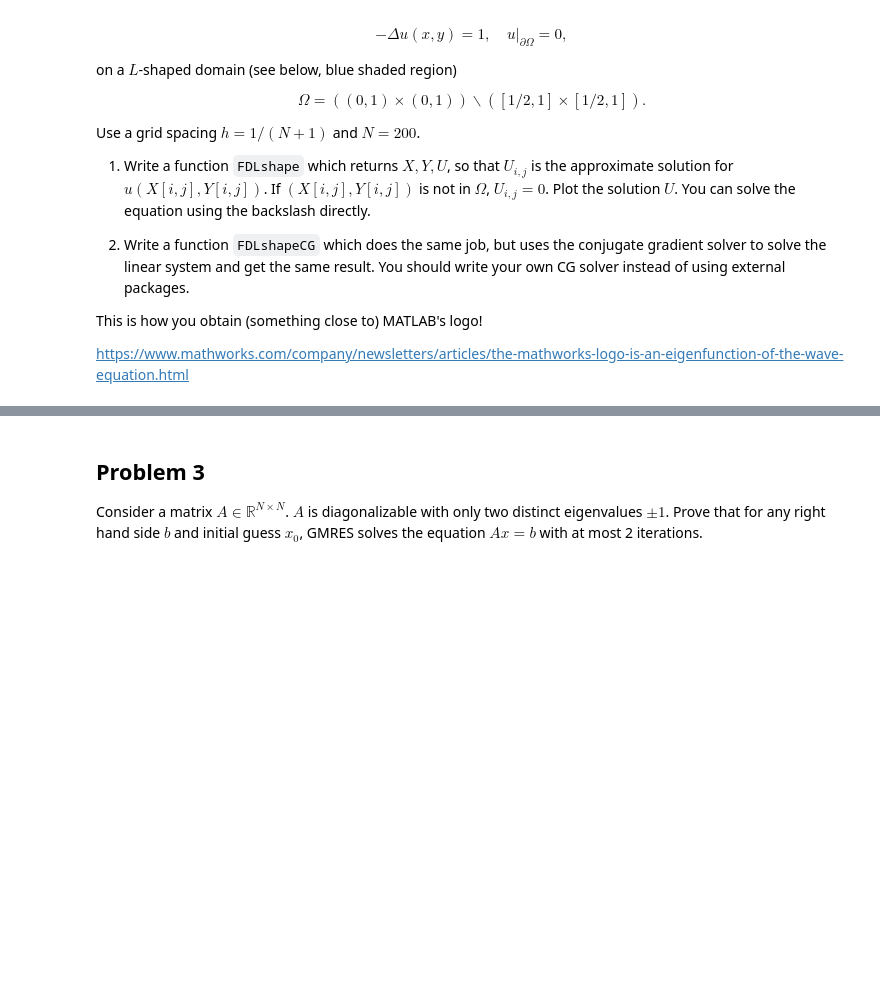
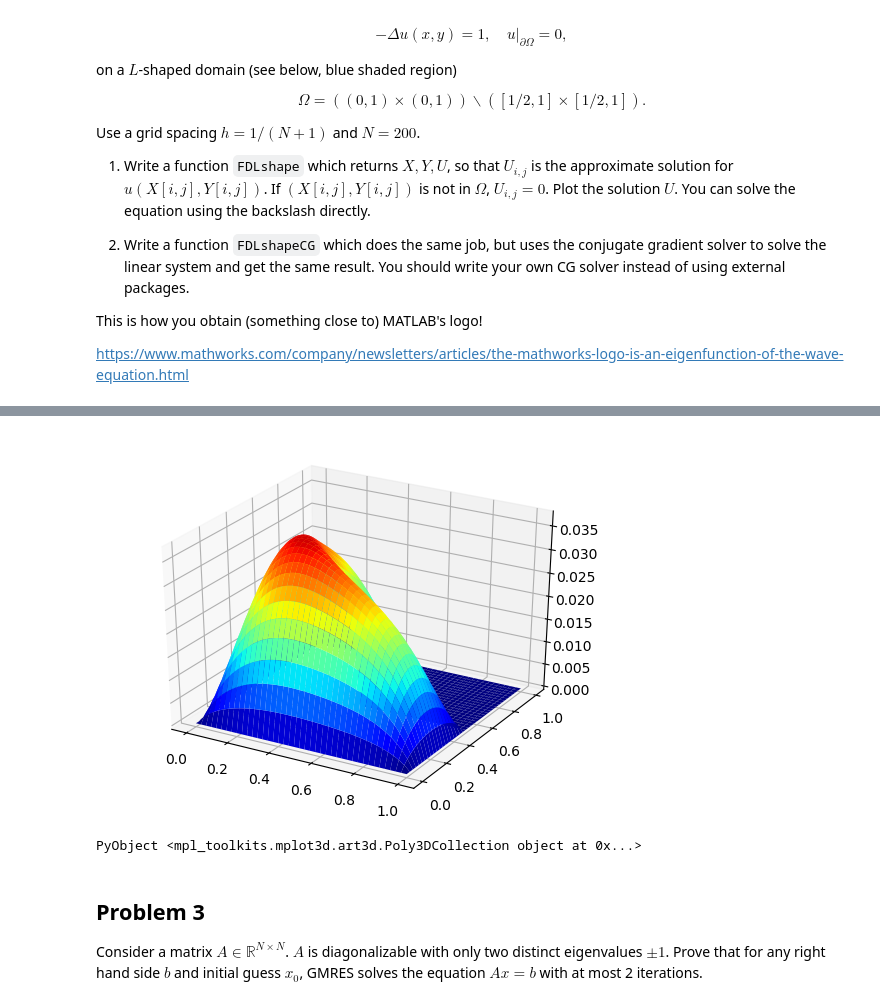
Before and after one commit to ArjunNarayanan/MATH228-HW6, a Jupyter notebook: HW6.ipynb, the cells around one changed output, grey strips where cells are left out. Cells and saved outputs as stored; diff of their text form; code cells hidden in the pictures; blank space fills up the shorter version.

```diff
--- a/HW6.ipynb
+++ b/HW6.ipynb
@@ -253,3 +366,10 @@ zlabel(L"z")
+# %%
+X, Y = constructDomain(number_of_nodes)
+Z = reshape(UCG, number_of_nodes, number_of_nodes)
+plot_surface(X,Y,Z,cmap=ColorMap("jet"), vmin = 0.0, vmax = 0.04)
+# %% [output]
+[figure, added]
+PyObject <mpl_toolkits.mplot3d.art3d.Poly3DCollection object at 0x...>
 # %% [markdown]
 ## Problem 3
 
```
Also changed, not shown: parts of 13 cells of this notebook.
